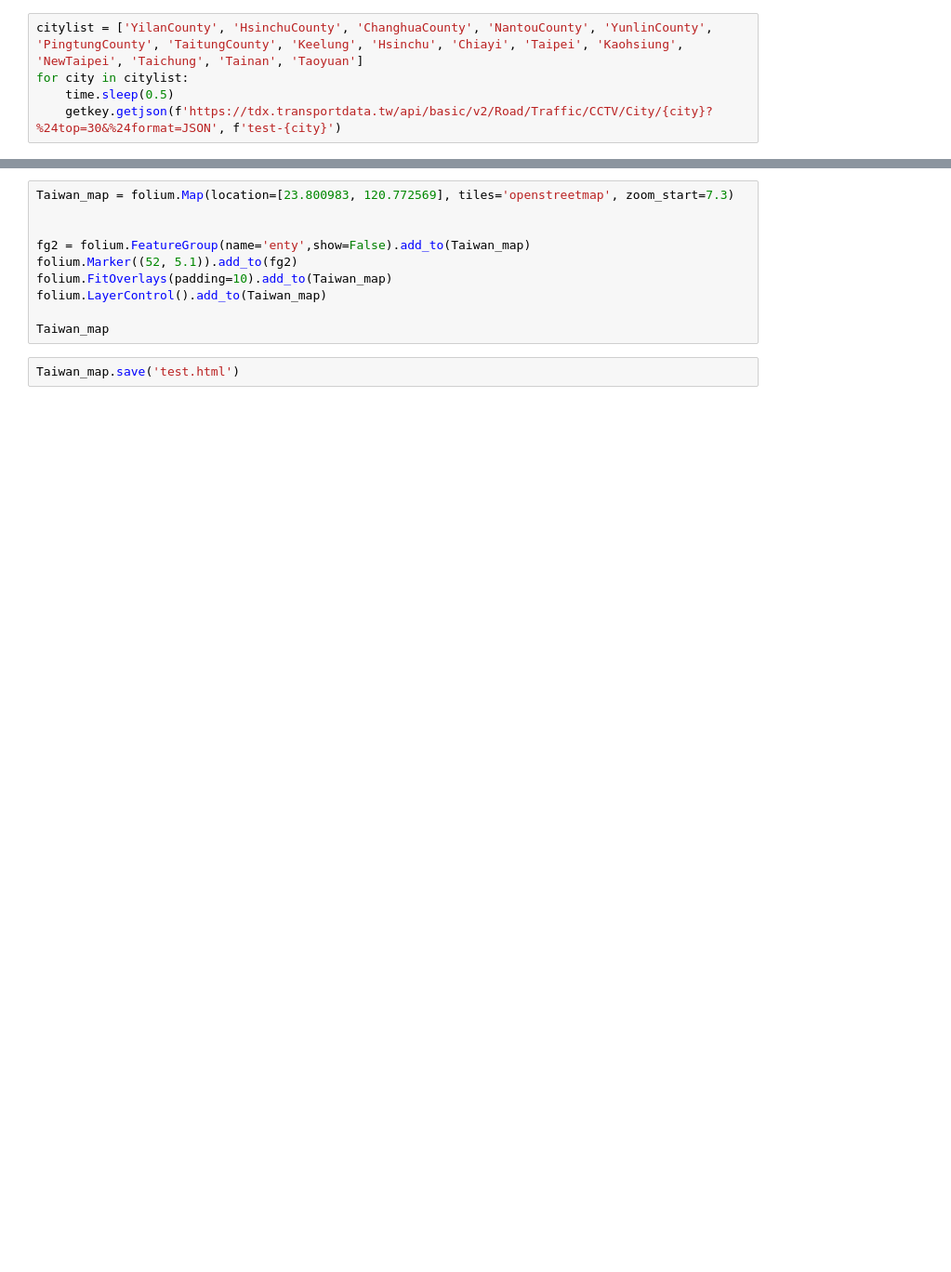
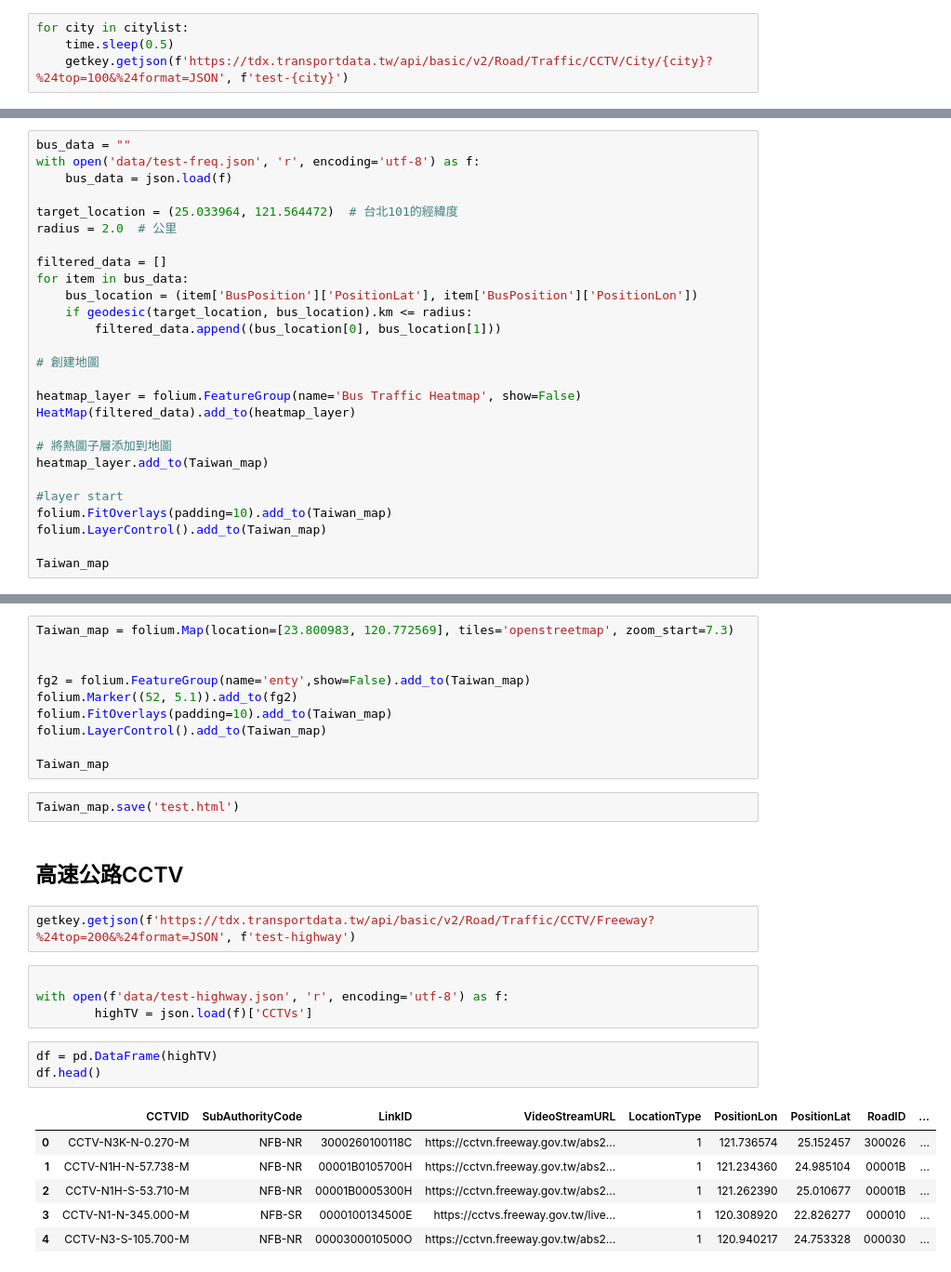
Before and after one commit to gk1221/TDX_app, a Jupyter notebook: CCTV.ipynb, the cells around one changed output, grey strips where cells are left out. Shown at 93% size. Drawn from its saved outputs; the diff is of its cells as text; blank space fills up the shorter version.

```diff
--- a/CCTV.ipynb
+++ b/CCTV.ipynb
@@ -9,8 +13,7 @@ import time
 # %%
-citylist = ['YilanCounty', 'HsinchuCounty', 'ChanghuaCounty', 'NantouCounty', 'YunlinCounty', 'PingtungCounty', 'TaitungCounty', 'Keelung', 'Hsinchu', 'Chiayi', 'Taipei', 'Kaohsiung', 'NewTaipei', 'Taichung', 'Tainan', 'Taoyuan']
 for city in citylist:
     time.sleep(0.5)
-    getkey.getjson(f'https://tdx.transportdata.tw/api/basic/v2/Road/Traffic/CCTV/City/{city}?%24top=30&%24format=JSON', f'test-{city}')
+    getkey.getjson(f'https://tdx.transportdata.tw/api/basic/v2/Road/Traffic/CCTV/City/{city}?%24top=100&%24format=JSON', f'test-{city}')
 # %%
 getkey.getjson(f'https://tdx.transportdata.tw/api/basic/v2/Road/Traffic/CCTV/City/PingtungCounty?%24top=30&%24format=JSON', f'test-PingtungCounty')
 # %%
@@ -159,0 +109,27 @@ Taiwan_map
+# %%
+bus_data = ""
+with open('data/test-freq.json', 'r', encoding='utf-8') as f:
+    bus_data = json.load(f)
+
+target_location = (25.033964, 121.564472)  # 台北101的經緯度
+radius = 2.0  # 公里
+
+filtered_data = []
+for item in bus_data:
+    bus_location = (item['BusPosition']['PositionLat'], item['BusPosition']['PositionLon'])
+    if geodesic(target_location, bus_location).km <= radius:
+        filtered_data.append((bus_location[0], bus_location[1]))
+
+# 創建地圖
+
+heatmap_layer = folium.FeatureGroup(name='Bus Traffic Heatmap', show=False)
+HeatMap(filtered_data).add_to(heatmap_layer)
+
+# 將熱圖子層添加到地圖
+heatmap_layer.add_to(Taiwan_map)
+
+#layer start
+folium.FitOverlays(padding=10).add_to(Taiwan_map)
+folium.LayerControl().add_to(Taiwan_map)
+
+Taiwan_map
@@ -169,3 +147,21 @@ folium.LayerControl().add_to(Taiwan_map)
 Taiwan_map
 # %%
 Taiwan_map.save('test.html')
+# %% [markdown]
+## 高速公路CCTV
+# %%
+getkey.getjson(f'https://tdx.transportdata.tw/api/basic/v2/Road/Traffic/CCTV/Freeway?%24top=200&%24format=JSON', f'test-highway')
+# %%
+
+with open(f'data/test-highway.json', 'r', encoding='utf-8') as f:
+        highTV = json.load(f)['CCTVs']
+# %%
+df = pd.DataFrame(highTV)
+df.head()
+# %% [output]
+|  | CCTVID | SubAuthorityCode | LinkID | VideoStreamURL | LocationType | PositionLon | PositionLat | RoadID | ... |
+| 0 | CCTV-N3K-N-0.270-M | NFB-NR | 3000260100118C | https://cctvn.freeway.gov.tw/abs2... | 1 | 121.736574 | 25.152457 | 300026 | ... |
+| 1 | CCTV-N1H-N-57.738-M | NFB-NR | 00001B0105700H | https://cctvn.freeway.gov.tw/abs2... | 1 | 121.234360 | 24.985104 | 00001B | ... |
+| 2 | CCTV-N1H-S-53.710-M | NFB-NR | 00001B0005300H | https://cctvn.freeway.gov.tw/abs2... | 1 | 121.262390 | 25.010677 | 00001B | ... |
+| 3 | CCTV-N1-N-345.000-M | NFB-SR | 0000100134500E | https://cctvs.freeway.gov.tw/live... | 1 | 120.308920 | 22.826277 | 000010 | ... |
+| 4 | CCTV-N3-S-105.700-M | NFB-NR | 0000300010500O | https://cctvn.freeway.gov.tw/abs2... | 1 | 120.940217 | 24.753328 | 000030 | ... |
```
Also changed, not shown: parts of 8 cells of this notebook, 26 other files.
